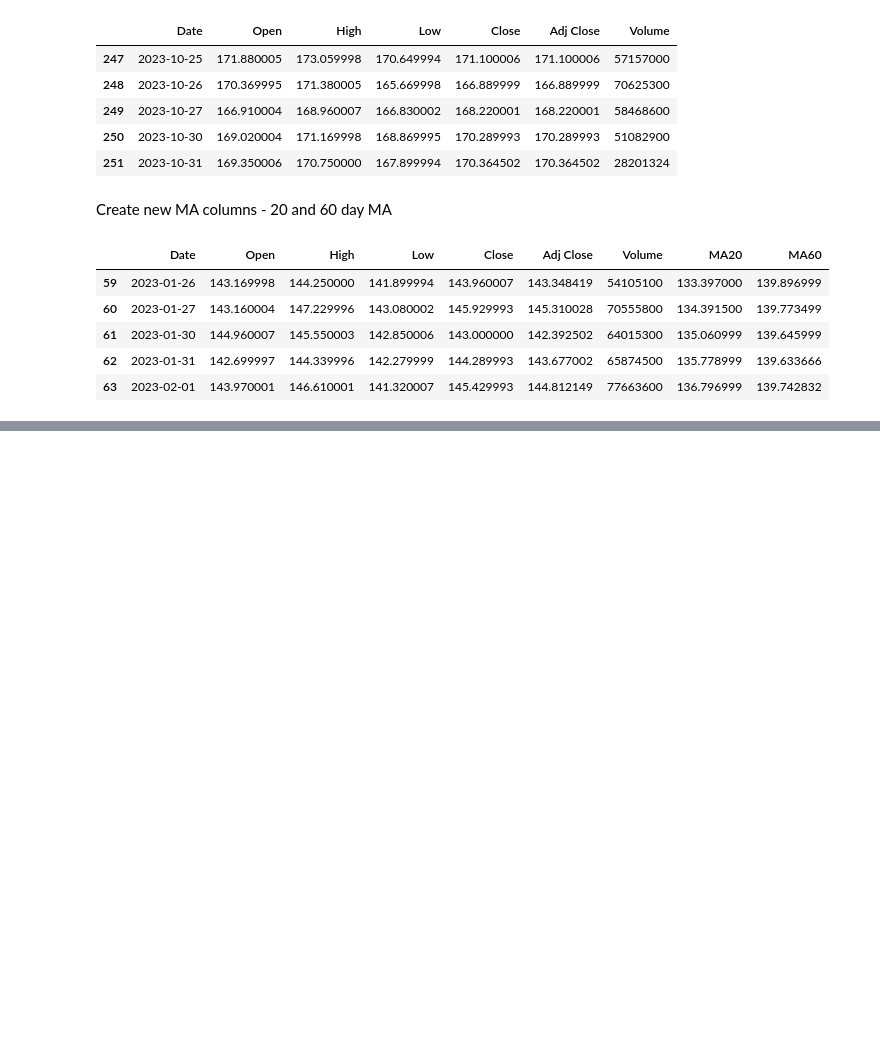
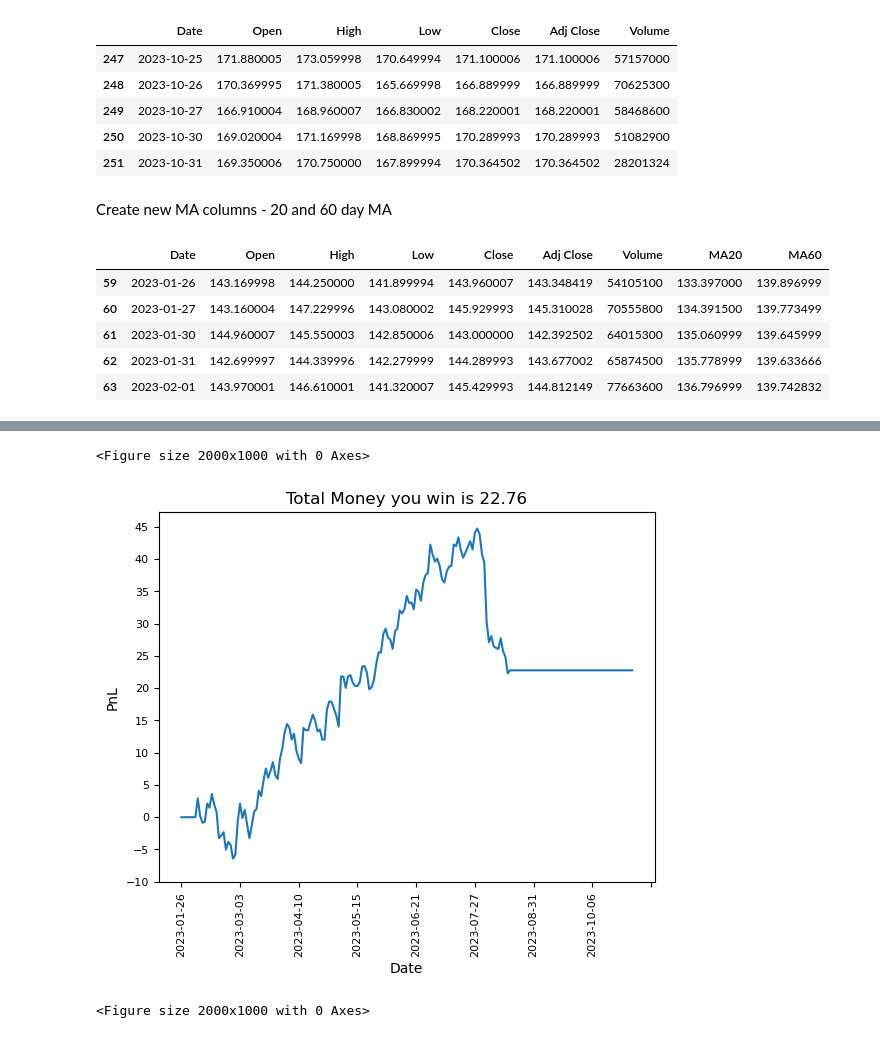
Before and after one commit to danben1/Python_development, a Jupyter notebook: ma_trading_strategy.ipynb, the cells around one changed output, grey strips where cells are left out. Cells and saved outputs as stored; diff of their text form; code cells hidden in the pictures; blank space fills up the shorter version.

```diff
--- a/ma_trading_strategy.ipynb
+++ b/ma_trading_strategy.ipynb
@@ -51,0 +111,6 @@ aapl.head()
+# %%
+#create new "wealth" column
+aapl['wealth'] = aapl['Profit'].cumsum()
+
+#see results
+aapl.tail()
@@ -51,0 +125,22 @@ aapl.head()
+# %%
+#plot a graph to show wealth
+aapl['wealth'].plot()
+#customise graph output
+# Define Y-axis tick locations (in multiples of 5)
+max_wealth = int(aapl['wealth'].max())
+min_wealth = 5* round(int(aapl['wealth'].min())/5)
+y_ticks = range(min_wealth - 5, max_wealth + 5, 5)
+#contents of format() method will be displayed in the {} placeholder
+#display 2nd to last row of dataframe to account for NaN value in last row
+#format output of title to 2 decimal places using {:.2f} string formatting
+plt.title('Total Money you win is {:.2f}'.format(aapl.loc[aapl.index[-2], 'wealth']))
+plt.ylabel('PnL')
+plt.xlabel('Date')
+plt.xticks(rotation=90, fontsize=8)
+# Set Y-axis ticks and labels
+plt.yticks(y_ticks, fontsize=8)
+plt.figure(figsize=(20,10))
+# %% [output]
+<Figure size 2000x1000 with 0 Axes>
+[figure, added]
+<Figure size 2000x1000 with 0 Axes>
```
Also changed, not shown: parts of 6 cells of this notebook.
